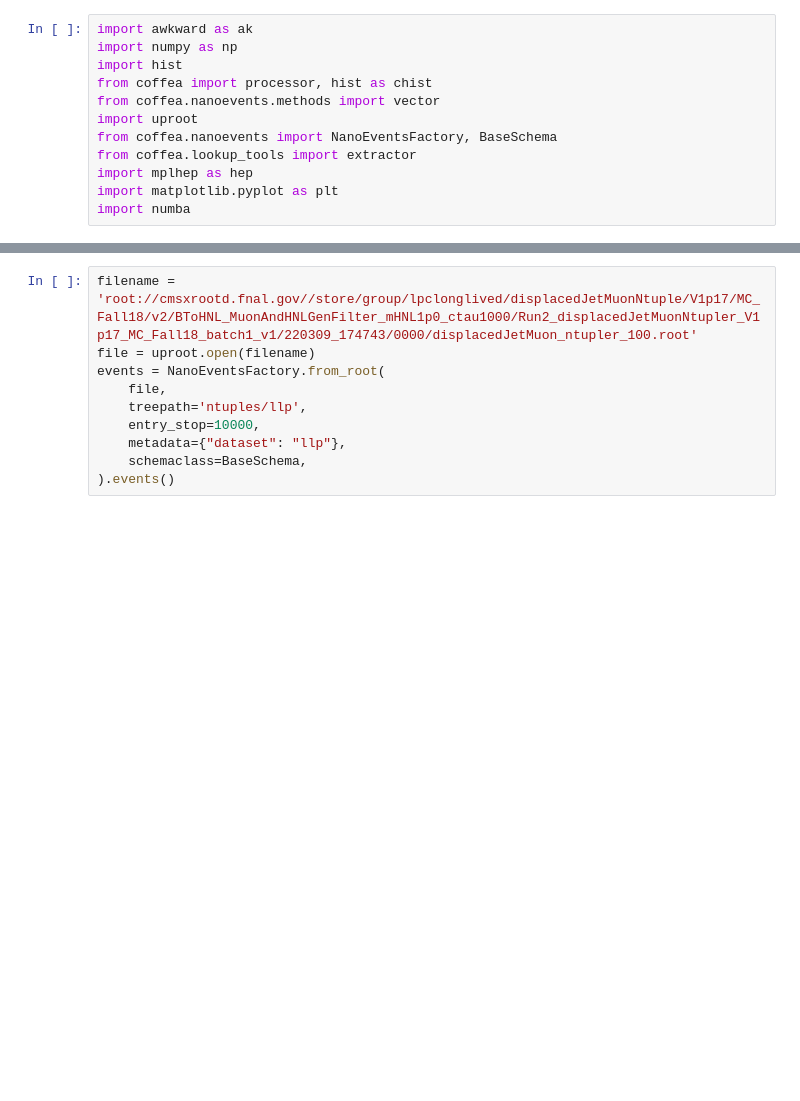
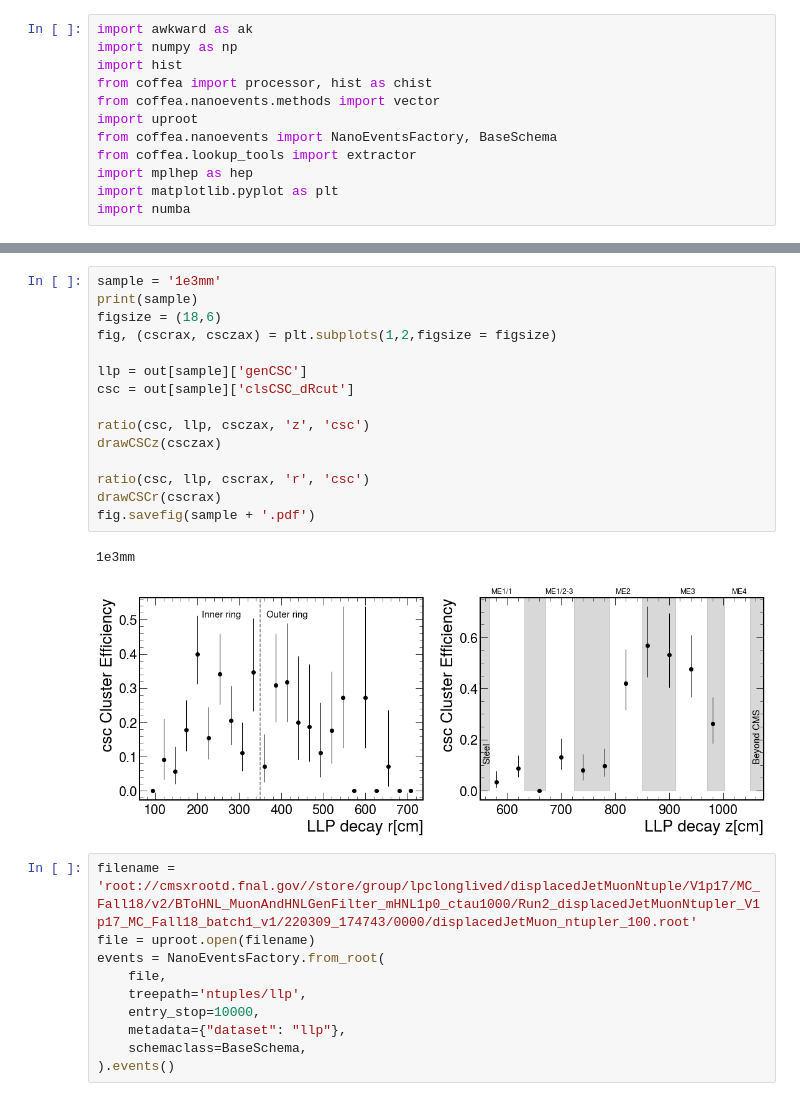
Before and after one commit to AnthonyAportela/LLPs, a Jupyter notebook: notebooks/Bplus/Aram_processor.ipynb, the cells around one changed output, grey strips where cells are left out. Drawn from its saved outputs; the diff is of its cells as text; blank space fills up the shorter version.

```diff
--- a/notebooks/Bplus/Aram_processor.ipynb
+++ b/notebooks/Bplus/Aram_processor.ipynb
@@ -167,3 +305,21 @@ for junk in out:
+# %%
+sample = '1e3mm'
+print(sample)
+figsize = (18,6)
+fig, (cscrax, csczax) = plt.subplots(1,2,figsize = figsize)
+
+llp = out[sample]['genCSC']
+csc = out[sample]['clsCSC_dRcut']
+
+ratio(csc, llp, csczax, 'z', 'csc')
+drawCSCz(csczax)
+
+ratio(csc, llp, cscrax, 'r', 'csc')
+drawCSCr(cscrax)
+fig.savefig(sample + '.pdf')
+# %% [output]
+1e3mm
+[figure, added]
 # %%
 filename = 'root://cmsxrootd.fnal.gov//store/group/lpclonglived/displacedJetMuonNtuple/V1p17/MC_Fall18/v2/BToHNL_MuonAndHNLGenFilter_mHNL1p0_ctau1000/Run2_displacedJetMuonNtupler_V1p17_MC_Fall18_batch1_v1/220309_174743/0000/displacedJetMuon_ntupler_100.root'
 file = uproot.open(filename)
```
Also changed, not shown: parts of 4 cells of this notebook.
